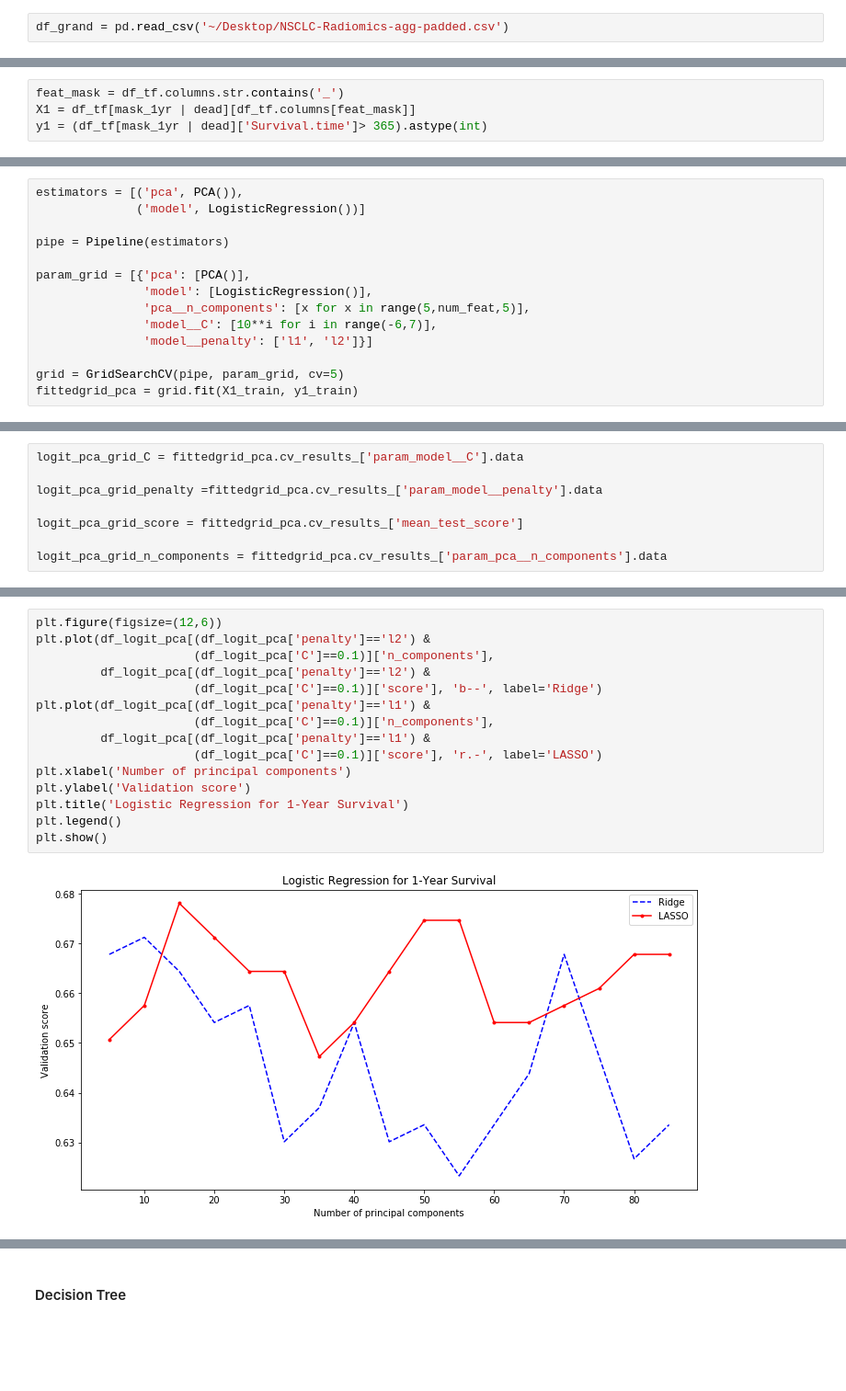
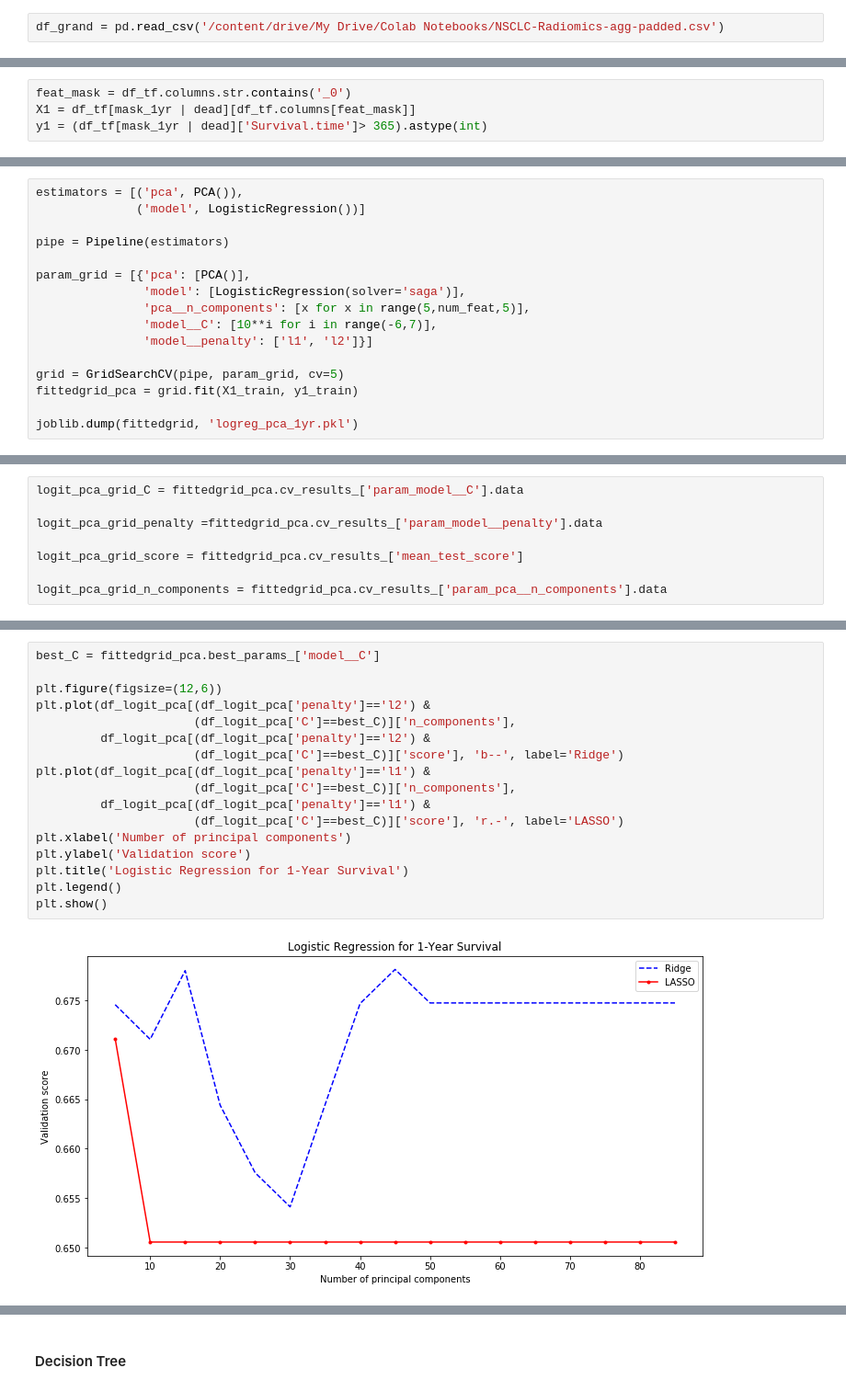
Before and after one commit to hhfchoi/Radiomics, a Jupyter notebook: Capstone - Analysis.ipynb, the cells around one changed output, grey strips where cells are left out. Shown at 92% size. Drawn from its saved outputs; the diff is of its cells as text; blank space fills up the shorter version.

```diff
--- a/Capstone - Analysis.ipynb
+++ b/Capstone - Analysis.ipynb
@@ -32,5 +75,5 @@ First load the source csv file into `pandas`:
 # %%
-df_grand = pd.read_csv('~/Desktop/NSCLC-Radiomics-agg-padded.csv')
+df_grand = pd.read_csv('/content/drive/My Drive/Colab Notebooks/NSCLC-Radiomics-agg-padded.csv')
 # %% [markdown]
 Define some boolean variables based on whether the patient has died (`deadstatus.event`==1) and the registered survival time of the patient. For this study, we look at the patients at 1-year, 3-year, and 5-year marks.
 # %%
@@ -163,7 +207,7 @@ We look at patients satisfying one of the two following criteria:
 - The patient has passed away, and his/ her survival time is definite; OR
 - The patient has survived past the 1-year mark regardless whether the patient has passed away
 # %%
-feat_mask = df_tf.columns.str.contains('_')
+feat_mask = df_tf.columns.str.contains('_0')
 X1 = df_tf[mask_1yr | dead][df_tf.columns[feat_mask]]
 y1 = (df_tf[mask_1yr | dead]['Survival.time']> 365).astype(int)
 # %%
@@ -309,10 +355,12 @@ estimators = [('pca', PCA()),
 pipe = Pipeline(estimators)
 
 param_grid = [{'pca': [PCA()],
-               'model': [LogisticRegression()],
+               'model': [LogisticRegression(solver='saga')],
                'pca__n_components': [x for x in range(5,num_feat,5)],
                'model__C': [10**i for i in range(-6,7)],
                'model__penalty': ['l1', 'l2']}]
 
 grid = GridSearchCV(pipe, param_grid, cv=5)
 fittedgrid_pca = grid.fit(X1_train, y1_train)
+
+joblib.dump(fittedgrid, 'logreg_pca_1yr.pkl')
@@ -397,20 +451,22 @@ plt.show()
 # %%
+best_C = fittedgrid_pca.best_params_['model__C']
+
 plt.figure(figsize=(12,6))
 plt.plot(df_logit_pca[(df_logit_pca['penalty']=='l2') &
-                      (df_logit_pca['C']==0.1)]['n_components'],
+                      (df_logit_pca['C']==best_C)]['n_components'],
          df_logit_pca[(df_logit_pca['penalty']=='l2') &
-                      (df_logit_pca['C']==0.1)]['score'], 'b--', label='Ridge')
+                      (df_logit_pca['C']==best_C)]['score'], 'b--', label='Ridge')
 plt.plot(df_logit_pca[(df_logit_pca['penalty']=='l1') &
-                      (df_logit_pca['C']==0.1)]['n_components'],
+                      (df_logit_pca['C']==best_C)]['n_components'],
          df_logit_pca[(df_logit_pca['penalty']=='l1') &
-                      (df_logit_pca['C']==0.1)]['score'], 'r.-', label='LASSO')
+                      (df_logit_pca['C']==best_C)]['score'], 'r.-', label='LASSO')
 plt.xlabel('Number of principal components')
 plt.ylabel('Validation score')
 plt.title('Logistic Regression for 1-Year Survival')
 plt.legend()
 plt.show()
 # %% [output]
-[figure, old version]
+[figure, new version]
 # %%
 fittedgrid_pca.score(X1_train, y1_train)
 # %% [output]
```
Also changed, not shown: parts of 185 cells of this notebook.
